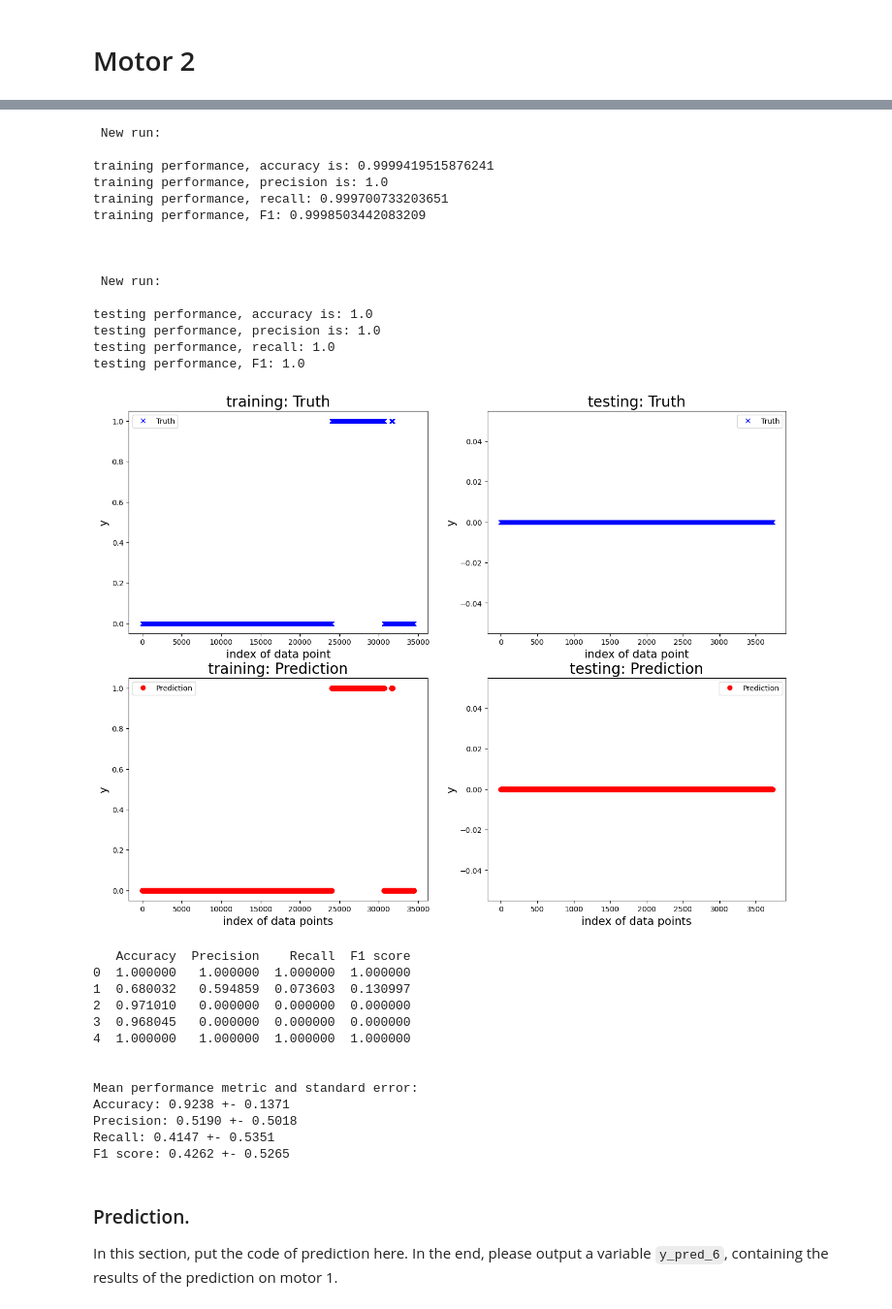
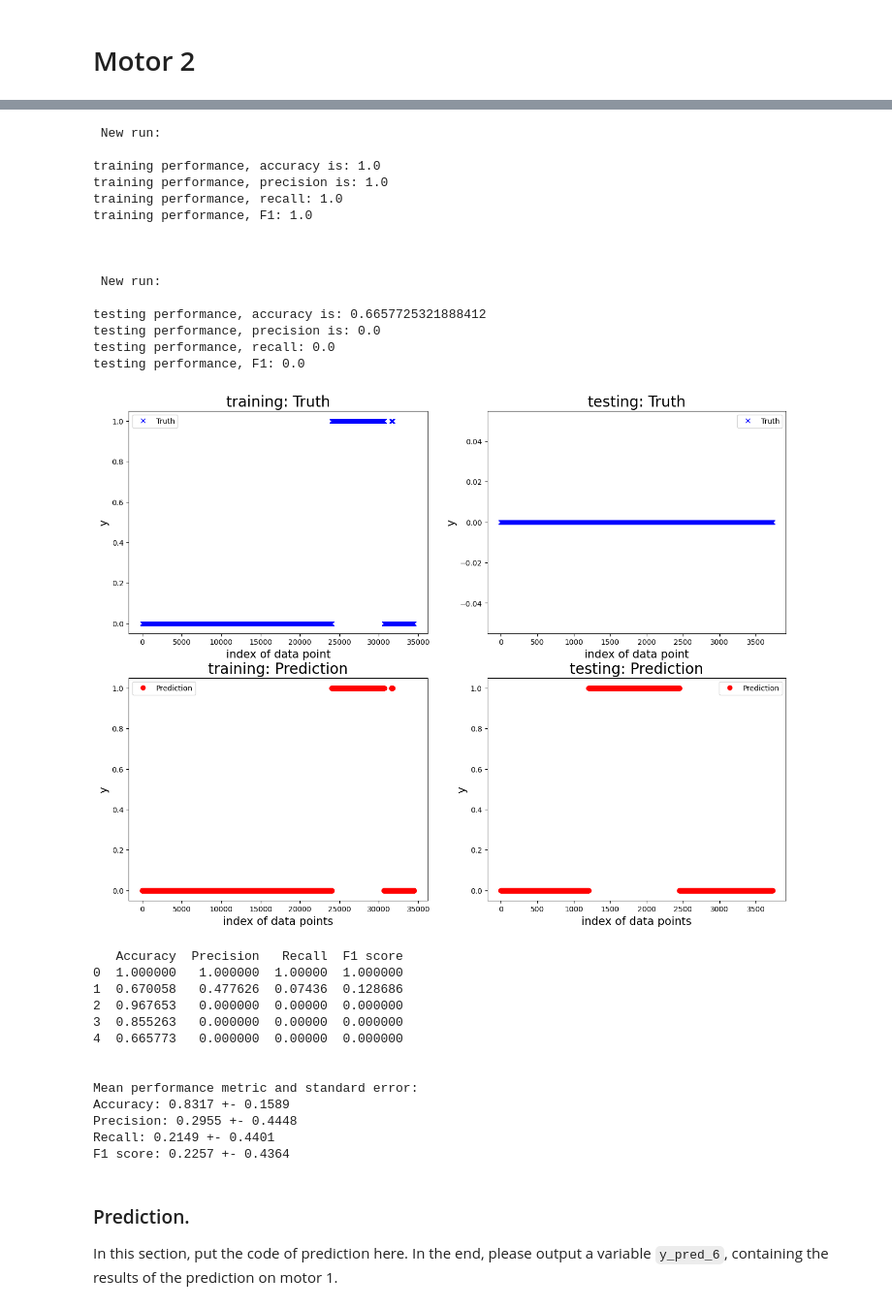
Before and after one commit to comoxx/digital_twin_robot_group2, a Jupyter notebook: DataChallenge/Data_challenge_côme.ipynb, the cells around one changed output, grey strips where cells are left out. Shown at 97% size. Saved outputs shown, nothing was run; the diff lists cells and outputs as text; code cells hidden in the pictures.

```diff
--- a/DataChallenge/Data_challenge_côme.ipynb
+++ b/DataChallenge/Data_challenge_côme.ipynb
@@ -308,7 +308,7 @@ F1 score: 0.6652 +- 0.4652
 # Motor 2
 # %%
 from utility import extract_selected_feature, prepare_sliding_window, run_cv_one_motor
-from sklearn.tree import DecisionTreeClassifier
+from sklearn.model_selection import LogisticRegression
 
 # Define the motor index.
 motor_idx = 2
@@ -326,14 +326,14 @@ feature_list_all = ['time', 'data_motor_1_position', 'data_motor_1_temperature',
 
 feature_list_motor_2 = ['data_motor_1_temperature',
                        'data_motor_2_temperature',
-                       'data_motor_3_position', 'data_motor_3_temperature'
+                       'data_motor_3_position', 'data_motor_3_temperature',
                        'data_motor_6_temperature']
 
 # Extract the features.
 df_tr_x, df_tr_y = extract_selected_feature(df_data_experiment, feature_list_motor_2, motor_idx, mdl_type='clf')
 
 # Prepare the training data based on the defined sliding window.
-window_size = 50
+window_size = 20
 sample_step = 5
 X_train, y_train = prepare_sliding_window(df_x=df_tr_x, y=df_tr_y, window_size=window_size, sample_step=sample_step, mdl_type='clf')
 
@@ -341,7 +341,7 @@ X_train, y_train = prepare_sliding_window(df_x=df_tr_x, y=df_tr_y, window_size=w
 # Define the steps of the pipeline
 steps = [
     ('standardizer', StandardScaler()),  # Step 1: StandardScaler
-    ('mdl', DecisionTreeClassifier() )   # Step 2: Linear Regression
+    ('mdl', LogisticRegression() )   # Step 2: Linear Regression
 ]
 
 # Create the pipeline
@@ -434,32 +434,32 @@ testing performance, F1: 0.0
  New run:
 
-training performance, accuracy is: 0.9999419515876241
+training performance, accuracy is: 1.0
 training performance, precision is: 1.0
-training performance, recall: 0.999700733203651
-training performance, F1: 0.9998503442083209
+training performance, recall: 1.0
+training performance, F1: 1.0
 
 
 
  New run:
 
-testing performance, accuracy is: 1.0
-testing performance, precision is: 1.0
-testing performance, recall: 1.0
-testing performance, F1: 1.0
+testing performance, accuracy is: 0.6657725321888412
+testing performance, precision is: 0.0
+testing performance, recall: 0.0
+testing performance, F1: 0.0
-[figure, old version]
+[figure, new version]
-   Accuracy  Precision    Recall  F1 score
-0  1.000000   1.000000  1.000000  1.000000
-1  0.680032   0.594859  0.073603  0.130997
-2  0.971010   0.000000  0.000000  0.000000
-3  0.968045   0.000000  0.000000  0.000000
-4  1.000000   1.000000  1.000000  1.000000
+   Accuracy  Precision   Recall  F1 score
+0  1.000000   1.000000  1.00000  1.000000
+1  0.670058   0.477626  0.07436  0.128686
+2  0.967653   0.000000  0.00000  0.000000
+3  0.855263   0.000000  0.00000  0.000000
+4  0.665773   0.000000  0.00000  0.000000
 
 
 Mean performance metric and standard error:
-Accuracy: 0.9238 +- 0.1371
-Precision: 0.5190 +- 0.5018
-Recall: 0.4147 +- 0.5351
-F1 score: 0.4262 +- 0.5265
+Accuracy: 0.8317 +- 0.1589
+Precision: 0.2955 +- 0.4448
+Recall: 0.2149 +- 0.4401
+F1 score: 0.2257 +- 0.4364
 # %% [markdown]
 ### Prediction.
 
```
Also changed, not shown: parts of 1 cell of this notebook.
